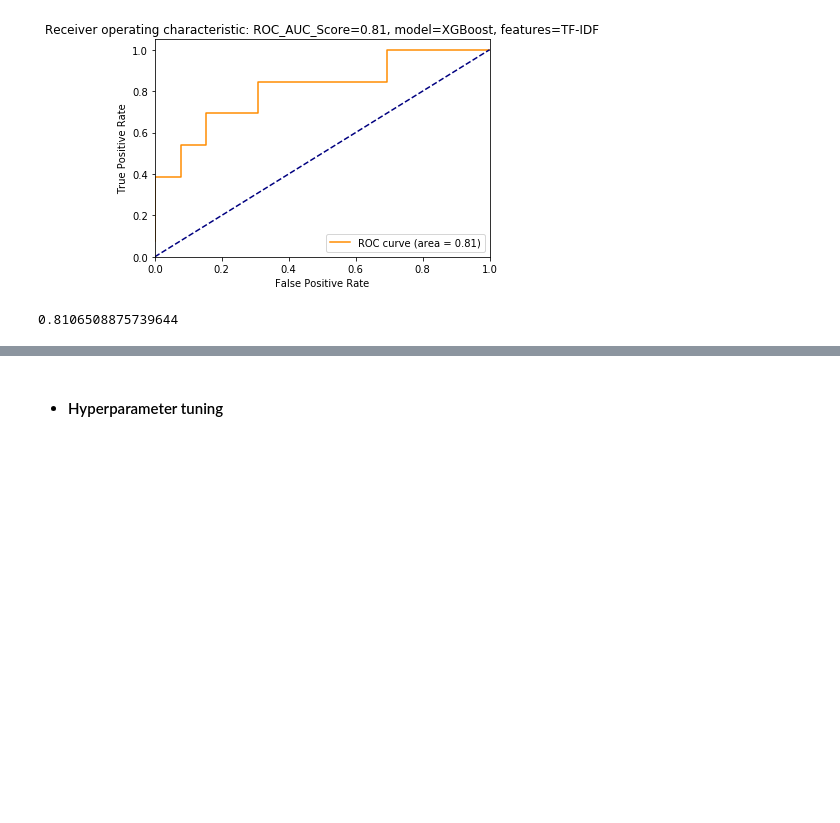
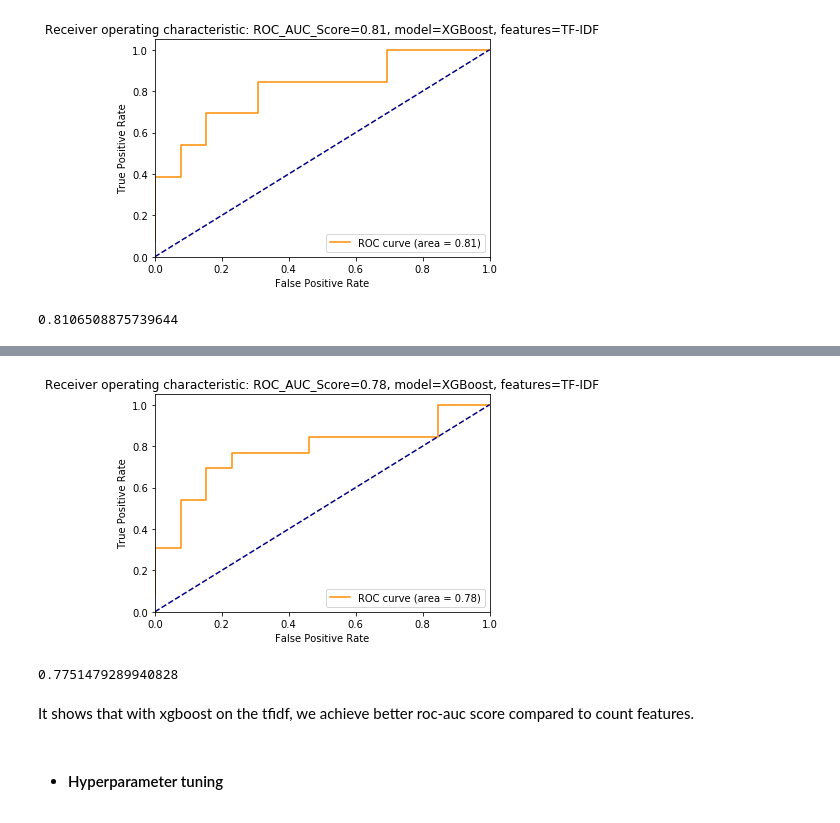
Before and after one commit to ck-unifr/german-wings-airline-challenge, a Jupyter notebook: german-wings-review.ipynb, the cells around one changed output, grey strips where cells are left out. Cells and saved outputs as stored; diff of their text form; code cells hidden in the pictures; blank space fills up the shorter version.

```diff
--- a/german-wings-review.ipynb
+++ b/german-wings-review.ipynb
@@ -865,3 +906,13 @@ roc_auc_score(yvalid, predictions[:, 1])
+# %%
+plot_auc_curve(yvalid, predictions[:, 1], model_name='XGBoost',  features='TF-IDF')
+# %% [output]
+[figure, added]
+# %%
+roc_auc_score(yvalid, predictions[:, 1])
+# %% [output]
+0.7751479289940828
+# %% [markdown]
+It shows that with xgboost on the tfidf, we achieve better roc-auc score compared to count features.
 # %% [markdown]
 - #### Hyperparameter tuning
 # %%
```
Also changed, not shown: parts of 21 cells of this notebook.
